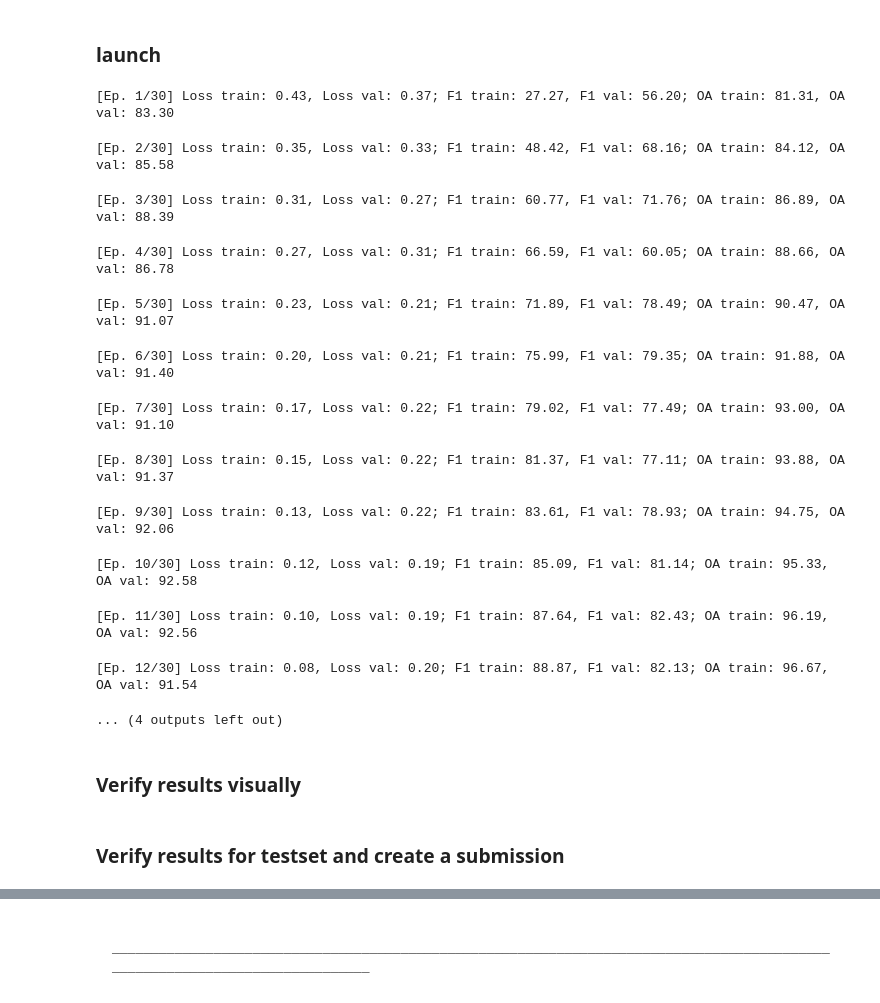
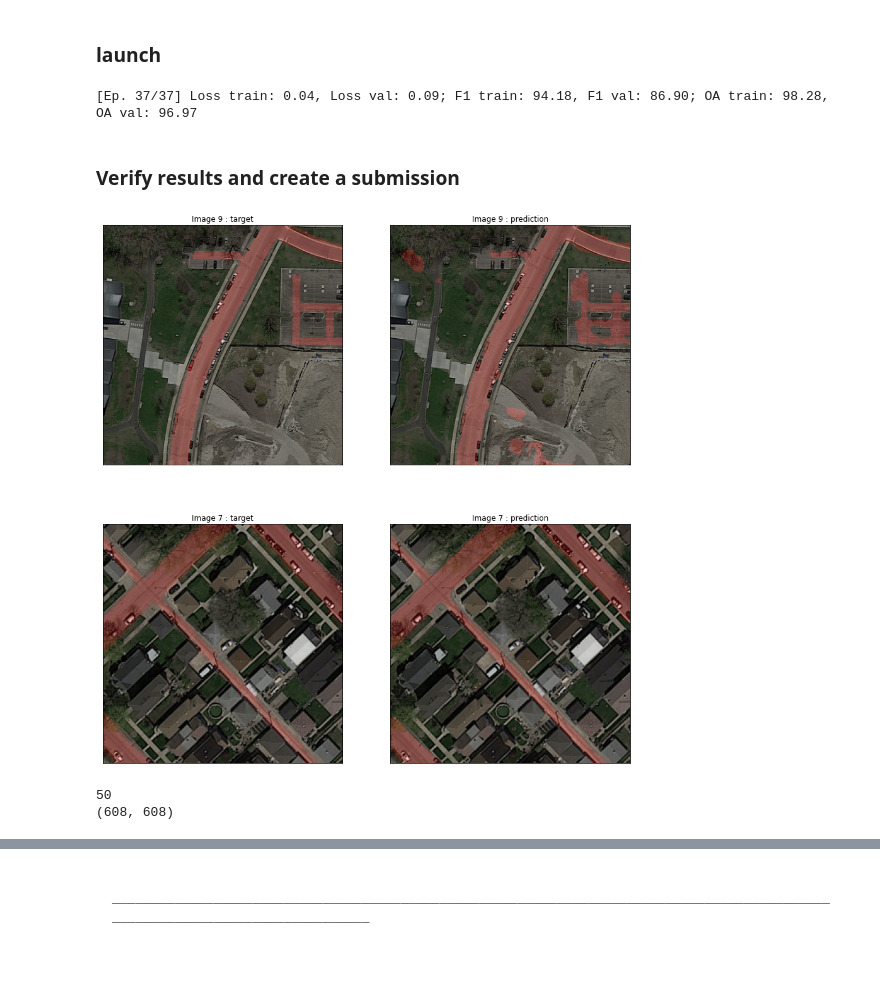
Before and after one commit to LucasBrazCappelo/ML_EPFL_Project_2, a Jupyter notebook: Aerial_road_segmentation_Unet_Braz_Durand_Nicolle.ipynb, the cells around one changed output, grey strips where cells are left out. Drawn from its saved outputs; the diff is of its cells as text; code cells hidden in the pictures; blank space fills up the shorter version.

```diff
--- a/Aerial_road_segmentation_Unet_Braz_Durand_Nicolle.ipynb
+++ b/Aerial_road_segmentation_Unet_Braz_Durand_Nicolle.ipynb
@@ -25,6 +31,13 @@ from scipy import ndimage
 ### Visualisation function
 # %%
 def imshow(img, ax=None):
+    """
+    displays an image with matplotlib directly from Pytorch format : Channel*H*W
+    with figsize 7inch² and without axes
+    """
+    if torch.is_tensor(img):
+        img = img.detach().cpu().numpy()
+
     if ax == None:
         fig, ax = plt.subplots(1,1,figsize=(7,7))
     if len(img.shape) == 3:
@@ -53,13 +66,15 @@ def make_img_overlay(img, predicted_img):
     new_img = Image.blend(background, overlay, 0.2)
     return new_img
 
-def imshow_overlay(img_to_show):
+def imshow_overlay_test(img_to_show):
+    """
+    Show chosen images from the test dataset with the model prediction overlayed on it
+    """
     img_to_show = (img_to_show,) if isinstance(img_to_show,int) else img_to_show
-    upscale = nn.Upsample(scale_factor=608/400, mode='bilinear', align_corners=True).to(device)
     fig, ax = plt.subplots(len(img_to_show)//2+len(img_to_show)%2,2,figsize=(15,8*(len(img_to_show)//2+len(img_to_show)%2)))
     ax = ax.flatten()
     for idx, img in enumerate(img_to_show):
-        img_real = upscale(dataset_test[img][None])[0].cpu().detach().numpy()
+        img_real = dataset_test[img].detach().cpu().numpy()
         img_real = np.moveaxis(img_real, 0, -1)
         img_to_print = make_img_overlay(img_real,imgs[img])
         fig = ax[idx].imshow(img_to_print)
@@ -68,5 +83,30 @@ def imshow_overlay(img_to_show):
     if len(img_to_show)%2 != 0:
         ax[len(img_to_show)].get_xaxis().set_visible(False)
         ax[len(img_to_show)].get_yaxis().set_visible(False)
+
+def imshow_overlay_validation(img_to_show):
+    """
+    Show chosen images from validation dataset with the ground truth overlayed on it on right
+    Show chosen images from validation dataset with the model prediction overlayed on it on right
+    """
+    img_to_show = (img_to_show,) if isinstance(img_to_show,int) else img_to_show
+    fig, ax = plt.subplots(len(img_to_show),2,figsize=(15,8*len(img_to_show)))
+    ax = ax.flatten()
+    for idx, img in enumerate(img_to_show):
+        img_real = dataset_valid[img][0][0].detach().cpu().numpy()
+        img_real = np.moveaxis(img_real, 0, -1)
+        img_target = dataset_valid[img][1][0].detach().cpu().numpy()
+        img_to_print = make_img_overlay(img_real,img_target)
+        fig = ax[2*idx].imshow(img_to_print)
+        fig.axes.get_xaxis().set_visible(False)
+        fig.axes.get_yaxis().set_visible(False)
+        ax[2*idx].set_title(f"Image {img} : target")
+
+        img_pred = model(dataset_valid[img][0].to(device))[0].argmax(0).detach().cpu().numpy()
+        img_to_print = make_img_overlay(img_real,img_pred)
+        fig = ax[2*idx+1].imshow(img_to_print)
+        fig.axes.get_xaxis().set_visible(False)
+        fig.axes.get_yaxis().set_visible(False)
+        ax[2*idx+1].set_title(f"Image {img} : prediction")
 # %%
 def rotate45(img):
@@ -616,5 +675,5 @@ criterion = nn.CrossEntropyLoss().to(device)
 # %%
-num_epochs = epoch+30
+num_epochs = epoch+1
 
 # do epochs
 while epoch < num_epochs:
@@ -644,19 +703,8 @@ while epoch < num_epochs:
   # save model
   epoch += 1
   save_model(model, epoch, stroutput)
+  np.save(f"unet_states/Unet/lr_epoch_{epoch+1}.npy",np.array([optim.state_dict()['param_groups'][-1]['lr']]))
 # %% [output]
-[Ep. 1/30] Loss train: 0.43, Loss val: 0.37; F1 train: 27.27, F1 val: 56.20; OA train: 81.31, OA val: 83.30
+[Ep. 37/37] Loss train: 0.04, Loss val: 0.09; F1 train: 94.18, F1 val: 86.90; OA train: 98.28, OA val: 96.97
-[Ep. 2/30] Loss train: 0.35, Loss val: 0.33; F1 train: 48.42, F1 val: 68.16; OA train: 84.12, OA val: 85.58
-[Ep. 3/30] Loss train: 0.31, Loss val: 0.27; F1 train: 60.77, F1 val: 71.76; OA train: 86.89, OA val: 88.39
-[Ep. 4/30] Loss train: 0.27, Loss val: 0.31; F1 train: 66.59, F1 val: 60.05; OA train: 88.66, OA val: 86.78
-[Ep. 5/30] Loss train: 0.23, Loss val: 0.21; F1 train: 71.89, F1 val: 78.49; OA train: 90.47, OA val: 91.07
-[Ep. 6/30] Loss train: 0.20, Loss val: 0.21; F1 train: 75.99, F1 val: 79.35; OA train: 91.88, OA val: 91.40
-[Ep. 7/30] Loss train: 0.17, Loss val: 0.22; F1 train: 79.02, F1 val: 77.49; OA train: 93.00, OA val: 91.10
-[Ep. 8/30] Loss train: 0.15, Loss val: 0.22; F1 train: 81.37, F1 val: 77.11; OA train: 93.88, OA val: 91.37
-[Ep. 9/30] Loss train: 0.13, Loss val: 0.22; F1 train: 83.61, F1 val: 78.93; OA train: 94.75, OA val: 92.06
-[Ep. 10/30] Loss train: 0.12, Loss val: 0.19; F1 train: 85.09, F1 val: 81.14; OA train: 95.33, OA val: 92.58
-[Ep. 11/30] Loss train: 0.10, Loss val: 0.19; F1 train: 87.64, F1 val: 82.43; OA train: 96.19, OA val: 92.56
-[Ep. 12/30] Loss train: 0.08, Loss val: 0.20; F1 train: 88.87, F1 val: 82.13; OA train: 96.67, OA val: 91.54
-... (4 outputs left out)
 # %% [markdown]
-### Verify results visually
+### Verify results and create a submission
@@ -684,17 +717,18 @@ def imshow_overlay_training(img_to_show):
 # %%
-imshow_overlay_training((9,7))
+img_to_show = (9, 7)
+imshow_overlay_validation(img_to_show)
+# %% [output]
+[figure, added]
-# %% [markdown]
-### Verify results for testset and create a submission
 # %%
-dataset_test = dataset_test.to(device)
 imgs = []
 for img in dataset_test:
-  output = model.forward(img[None])
-  yhat2 = output.argmax(dim=1).to(torch.float32)[None]
-  upscale = nn.Upsample(scale_factor=608/400, mode='bilinear', align_corners=True).to(device)
-  yhat2 = upscale(yhat2)
-  yhat2 = yhat2[0,0].cpu().detach().numpy()
+  with torch.no_grad():
+    output = model.forward(img[None].to(device))
+    yhat2 = output.argmax(dim=1).to(torch.float32)[0].cpu().numpy()
   imgs.append(yhat2)
 print(len(imgs))
 print(imgs[0].shape)
+# %% [output]
+50
+(608, 608)
 # %%
```
Also changed, not shown: parts of 30 cells of this notebook, 22 other files.
